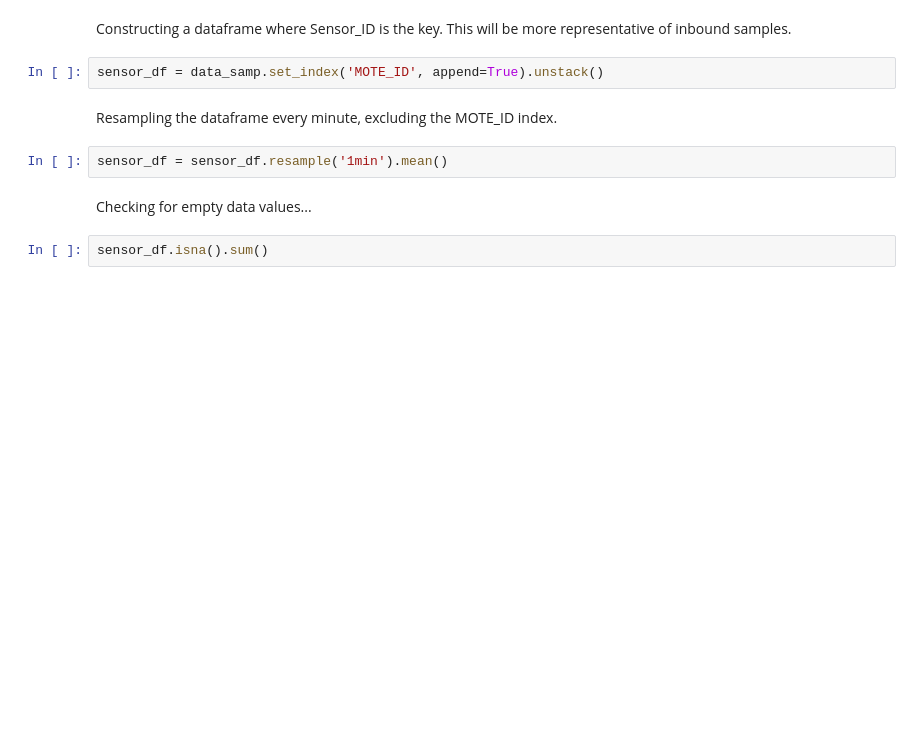
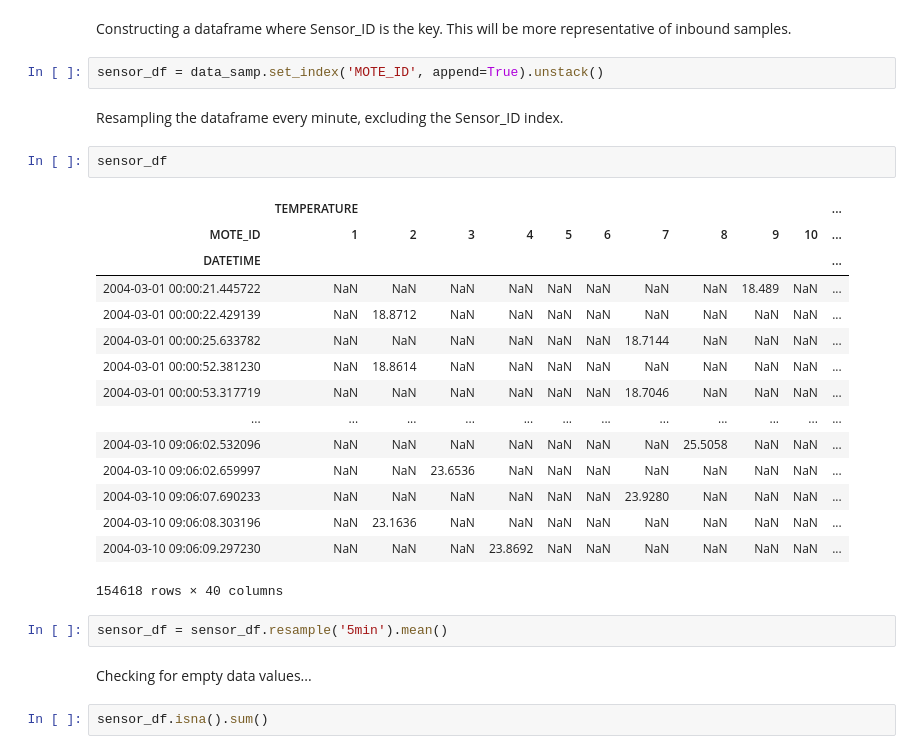
Before and after one commit to nwhitehead1/SensorAnomalyDetection, a Jupyter notebook: final_project.ipynb, the cells around one changed output. Saved outputs shown, nothing was run; the diff lists cells and outputs as text; blank space fills up the shorter version.

```diff
--- a/final_project.ipynb
+++ b/final_project.ipynb
@@ -51,9 +51,27 @@ Constructing a dataframe where Sensor_ID is the key. This will be more represent
 # %%
 sensor_df = data_samp.set_index('MOTE_ID', append=True).unstack()
 # %% [markdown]
-Resampling the dataframe every minute, excluding the MOTE_ID index.
+Resampling the dataframe every minute, excluding the Sensor_ID index.
+# %%
+sensor_df
+# %% [output]
+|  | TEMPERATURE |  |  |  |  |  |  |  |  |  | ... |
+| MOTE_ID | 1 | 2 | 3 | 4 | 5 | 6 | 7 | 8 | 9 | 10 | ... |
+| DATETIME |  |  |  |  |  |  |  |  |  |  | ... |
+| 2004-03-01 00:00:21.445722 | NaN | NaN | NaN | NaN | NaN | NaN | NaN | NaN | 18.489 | NaN | ... |
+| 2004-03-01 00:00:22.429139 | NaN | 18.8712 | NaN | NaN | NaN | NaN | NaN | NaN | NaN | NaN | ... |
+| 2004-03-01 00:00:25.633782 | NaN | NaN | NaN | NaN | NaN | NaN | 18.7144 | NaN | NaN | NaN | ... |
+| 2004-03-01 00:00:52.381230 | NaN | 18.8614 | NaN | NaN | NaN | NaN | NaN | NaN | NaN | NaN | ... |
+| 2004-03-01 00:00:53.317719 | NaN | NaN | NaN | NaN | NaN | NaN | 18.7046 | NaN | NaN | NaN | ... |
+| ... | ... | ... | ... | ... | ... | ... | ... | ... | ... | ... | ... |
+| 2004-03-10 09:06:02.532096 | NaN | NaN | NaN | NaN | NaN | NaN | NaN | 25.5058 | NaN | NaN | ... |
+| 2004-03-10 09:06:02.659997 | NaN | NaN | 23.6536 | NaN | NaN | NaN | NaN | NaN | NaN | NaN | ... |
+| 2004-03-10 09:06:07.690233 | NaN | NaN | NaN | NaN | NaN | NaN | 23.9280 | NaN | NaN | NaN | ... |
+| 2004-03-10 09:06:08.303196 | NaN | 23.1636 | NaN | NaN | NaN | NaN | NaN | NaN | NaN | NaN | ... |
+| 2004-03-10 09:06:09.297230 | NaN | NaN | NaN | 23.8692 | NaN | NaN | NaN | NaN | NaN | NaN | ... |
+154618 rows × 40 columns
 # %%
-sensor_df = sensor_df.resample('1min').mean()
+sensor_df = sensor_df.resample('5min').mean()
 # %% [markdown]
 Checking for empty data values...
 # %%
```
Also changed, not shown: parts of 16 cells of this notebook.
